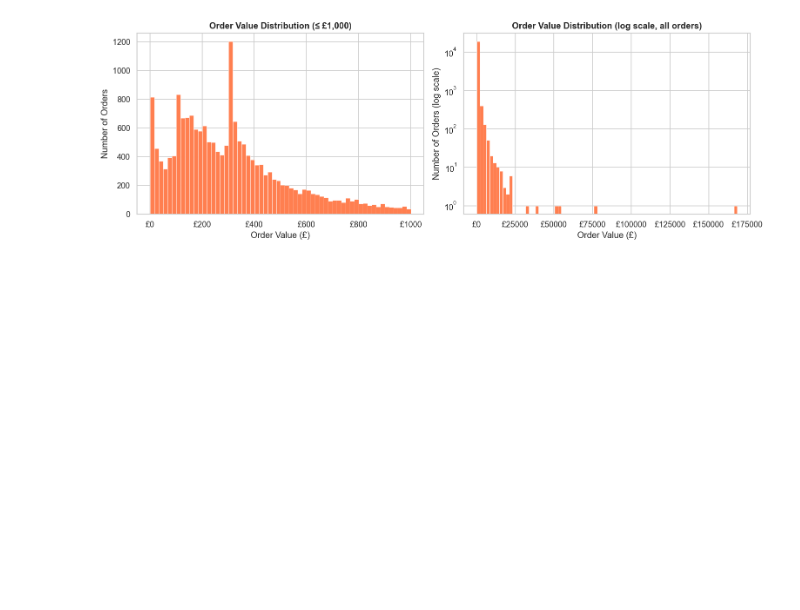
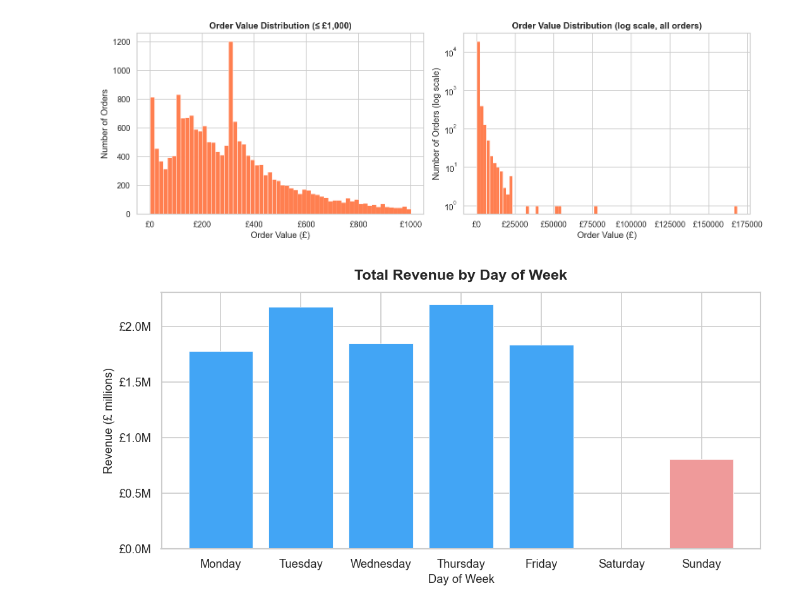
Before and after one commit to TiagoStudent/repeat-data-visualisation-ca, a Jupyter notebook: Untitled.ipynb, the cells around one changed output. Cells and saved outputs as stored; diff of their text form; code cells hidden in the pictures; blank space fills up the shorter version.

Commit message:
Revenue by Day of Week

```diff
--- a/Untitled.ipynb
+++ b/Untitled.ipynb
@@ -282,3 +282,25 @@ plt.tight_layout()
 plt.show()
 # %% [output]
 [figure]
+# %%
+# ── 2.6 Revenue by Day of Week (Bar Chart) ───────────────────────────────────
+dow_order = ['Monday','Tuesday','Wednesday','Thursday','Friday','Saturday','Sunday']
+dow = (df.groupby('DayOfWeek')['TotalValue']
+         .sum()
+         .reindex(dow_order)
+         .reset_index())
+
+colors_dow = ['#42A5F5' if d not in ['Saturday','Sunday'] else '#EF9A9A'
+              for d in dow['DayOfWeek']]
+
+fig, ax = plt.subplots(figsize=(9, 4.5))
+ax.bar(dow['DayOfWeek'], dow['TotalValue'] / 1e6,
+       color=colors_dow, edgecolor='white', linewidth=0.5)
+ax.set_title('Total Revenue by Day of Week', fontsize=14, fontweight='bold', pad=12)
+ax.set_xlabel('Day of Week', fontsize=11)
+ax.set_ylabel('Revenue (£ millions)', fontsize=11)
+ax.yaxis.set_major_formatter(mticker.FormatStrFormatter('£%.1fM'))
+plt.tight_layout()
+plt.show()
+# %% [output]
+[figure, added]
```
